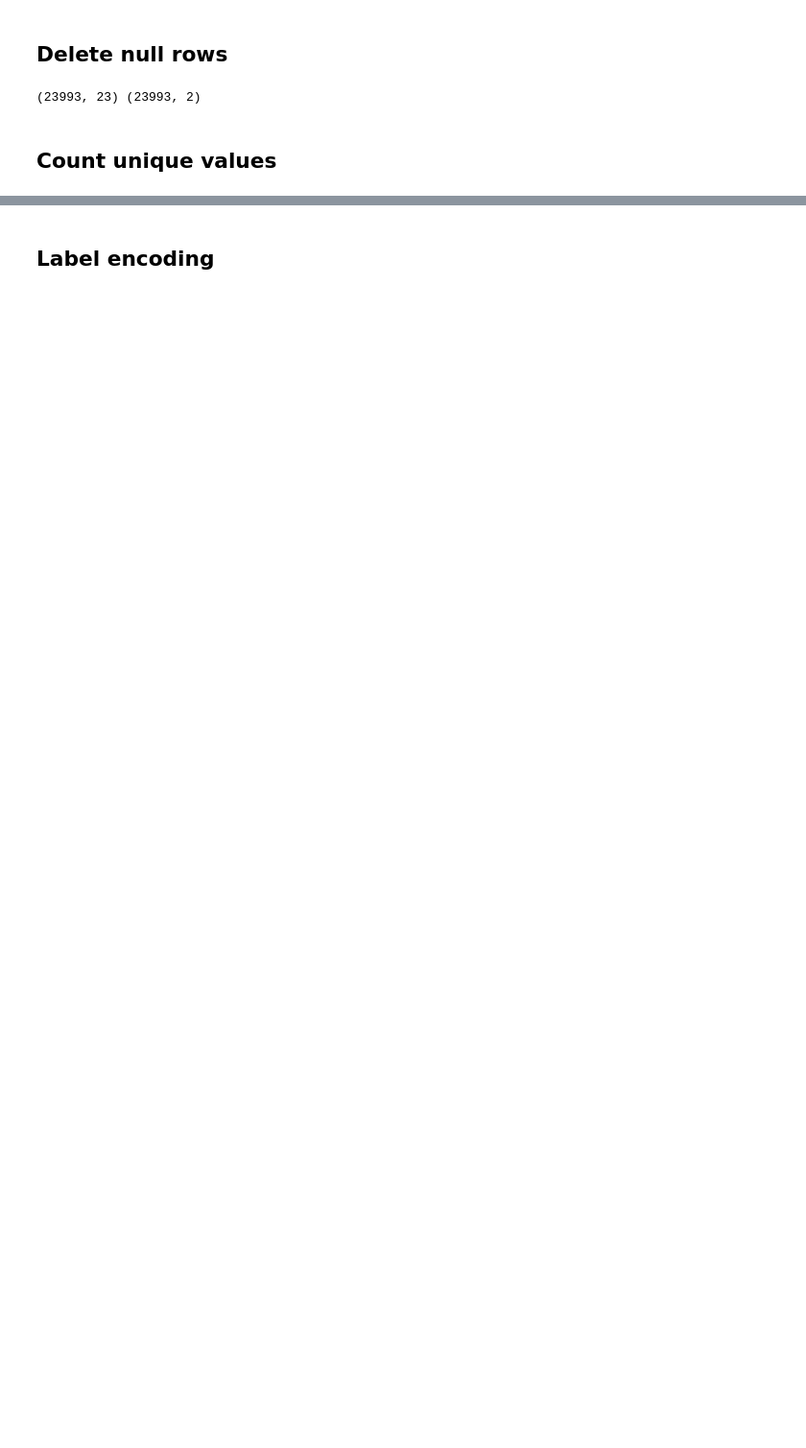
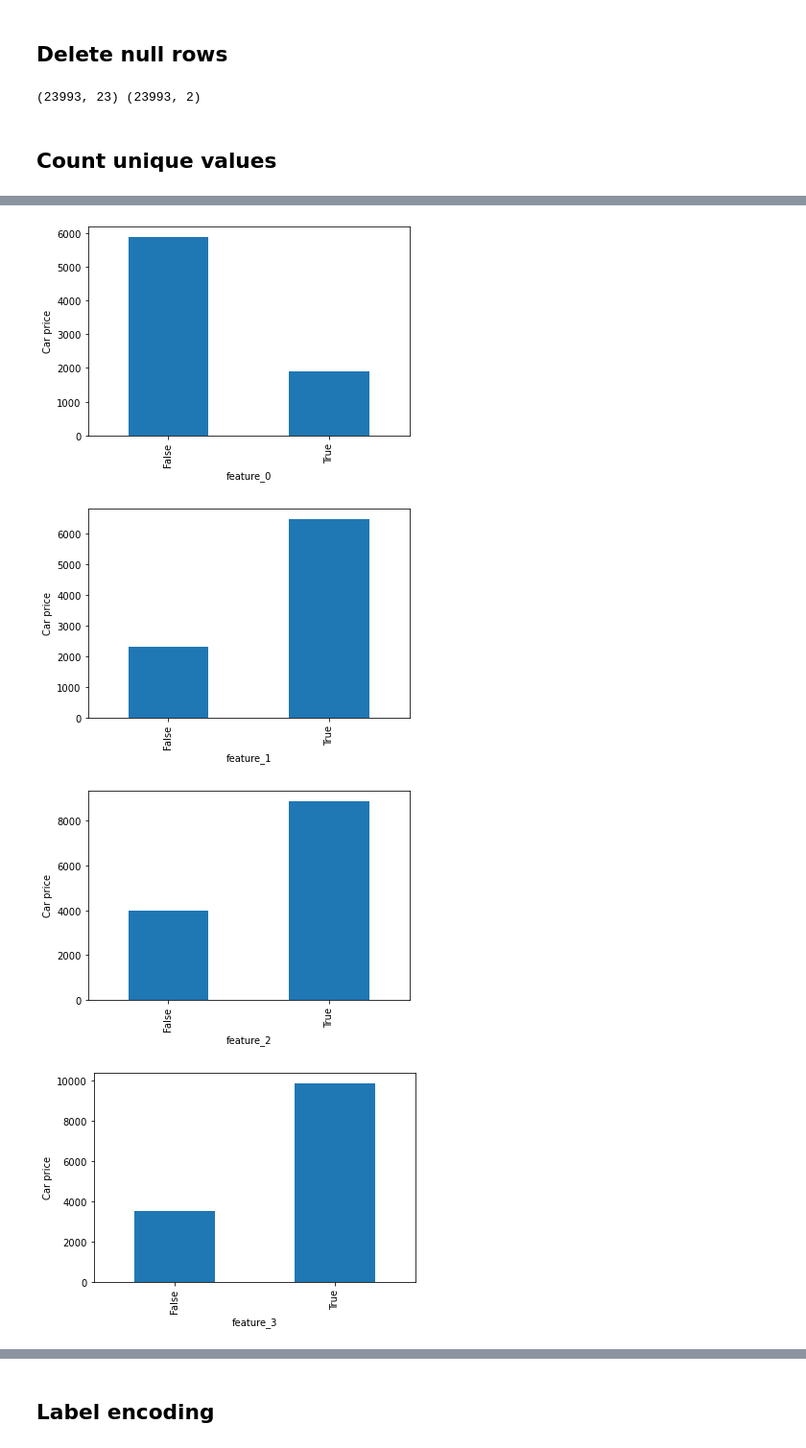
Before and after one commit to felixnguyen678/Statistical-Inference-Project, a Jupyter notebook: Linear Regression/main.ipynb, the cells around one changed output, grey strips where cells are left out. Shown at 96% size. Cells and saved outputs as stored; diff of their text form; code cells hidden in the pictures; blank space fills up the shorter version.

```diff
--- a/Linear Regression/main.ipynb
+++ b/Linear Regression/main.ipynb
@@ -94,0 +110,13 @@ feature_9 2
+# %%
+X_bool_feature = X_df.select_dtypes(include=[np.bool_])
+for feature in X_bool_feature:
+    data=X_df.copy()
+    data.groupby(feature)['price'].median().plot.bar()
+    plt.xlabel(feature)
+    plt.ylabel('Car price')
+    plt.show()
+# %% [output]
+[figure, added]
+[figure, added]
+[figure, added]
+[figure, added]
```
Also changed, not shown: parts of 33 cells of this notebook.
